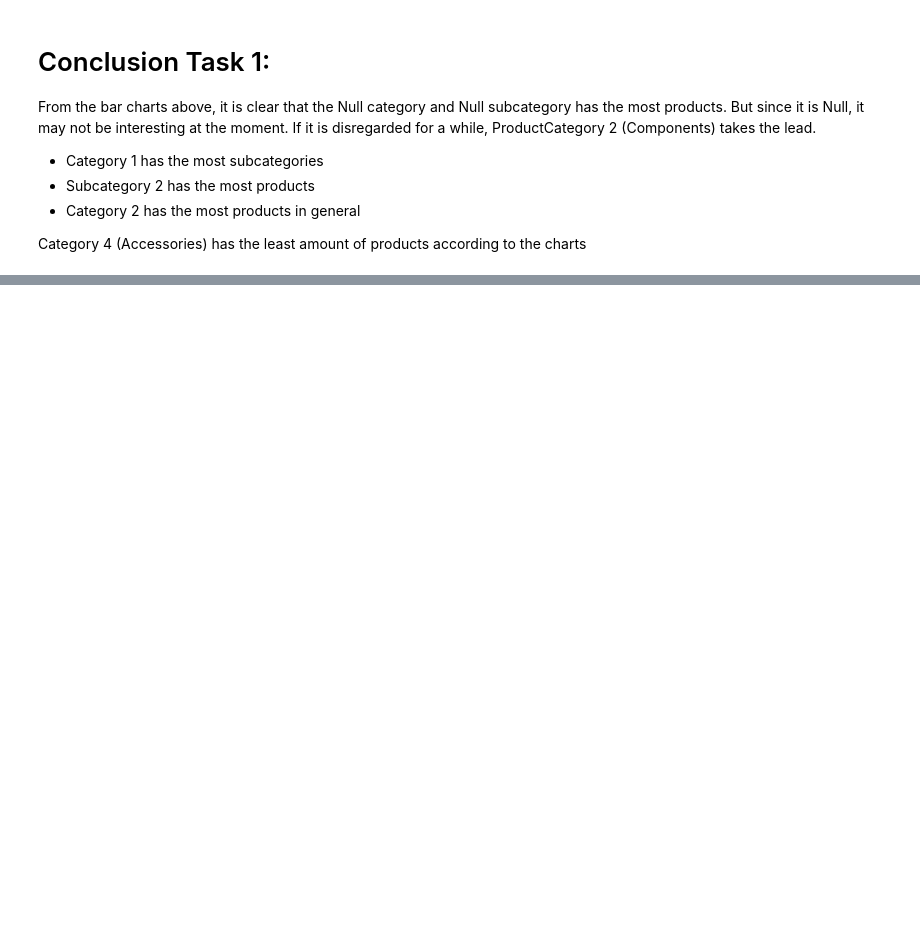
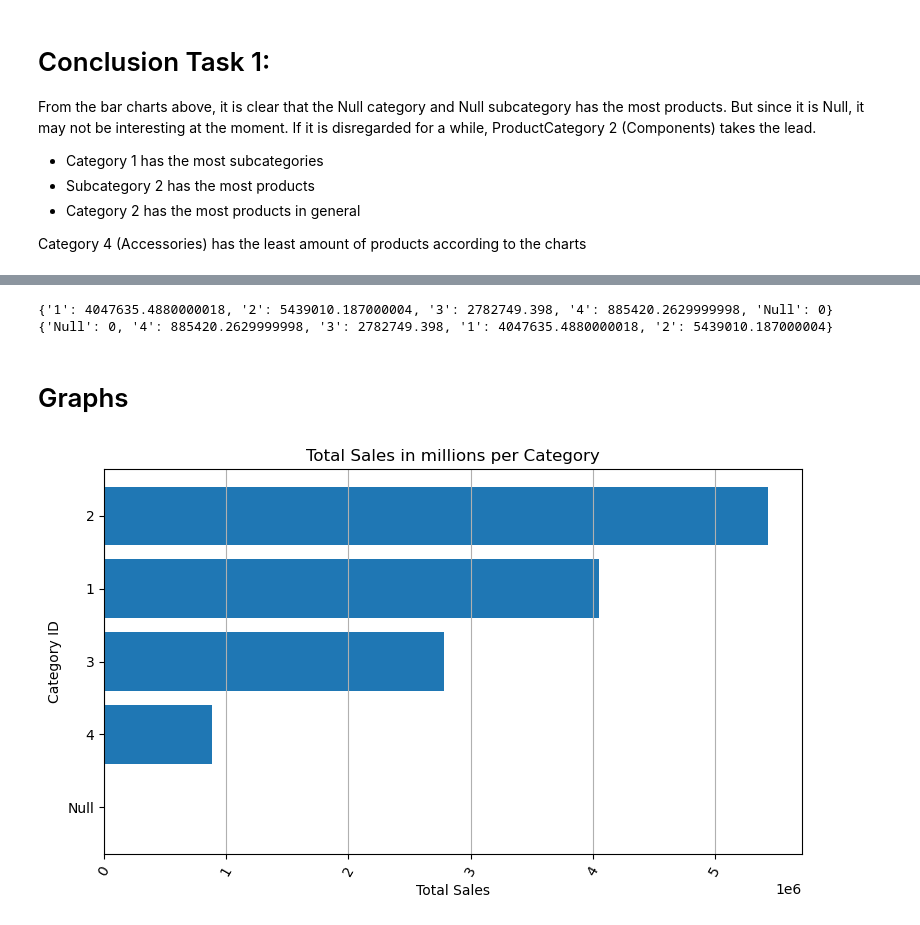
Before and after one commit to markusgunnar/AdventureWorks2025, a Jupyter notebook: Results.ipynb, the cells around one changed output, grey strips where cells are left out. Saved outputs shown, nothing was run; the diff lists cells and outputs as text; code cells hidden in the pictures; blank space fills up the shorter version.

```diff
--- a/Results.ipynb
+++ b/Results.ipynb
@@ -178,0 +225,10 @@ Category 4 (Accessories) has the least amount of products according to the chart
+# %%
+# Sales.SalesOrderDetail
+sales_query = """
+SELECT OrderQty, ProductID, UnitPrice
+FROM Sales.SalesOrderDetail
+"""
+
+sales_df = query_df(sales_query)
+
+sales_df
@@ -178,0 +251,6 @@ Category 4 (Accessories) has the least amount of products according to the chart
+# %%
+aggs = {"OrderQty" : "sum", "ProductID": "first", "UnitPrice": "first"}
+
+agg_sales_df = sales_df.groupby(sales_df["ProductID"]).aggregate(aggs)
+
+agg_sales_df.head()
@@ -178,0 +265,35 @@ Category 4 (Accessories) has the least amount of products according to the chart
+# %%
+sales_prices_df = agg_sales_df.copy()
+
+sales_prices_df["UnitPrice"] *= sales_prices_df["OrderQty"]
+sales_prices_df.rename(columns={"UnitPrice": "TotalPrice"}, inplace=True)
+
+sales_prices_df.head()
+
+total_price_per_cat = {}
+
+for i in prods_in_cat:
+    total_price_per_cat[i] = 0
+    for j in range(len(sales_prices_df["ProductID"])):
+        if int(sales_prices_df.iloc[j]["ProductID"]) in prods_in_cat[i]:
+            total_price_per_cat[i] += sales_prices_df.iloc[0]["TotalPrice"]
+
+sorted_total_price_per_cat = dict(sorted(total_price_per_cat.items(), key=lambda item: item[1], reverse=False))
+# %% [output]
+{'1': 4047635.4880000018, '2': 5439010.187000004, '3': 2782749.398, '4': 885420.2629999998, 'Null': 0}
+{'Null': 0, '4': 885420.2629999998, '3': 2782749.398, '1': 4047635.4880000018, '2': 5439010.187000004}
+# %% [markdown]
+# Graphs
+# %%
+fig, ax = plt.subplots(figsize=(9, 5))
+x = list(sorted_total_price_per_cat.keys())
+y = list(sorted_total_price_per_cat.values())
+ax.barh(x, y)
+ax.set_title("Total Sales in millions per Category")
+ax.set_xlabel("Total Sales")
+ax.set_ylabel("Category ID")
+ax.grid(axis = "x")
+plt.xticks(rotation=60)
+plt.show()
+# %% [output]
+[figure, added]
```
Also changed, not shown: parts of 22 cells of this notebook, 1 other file.
